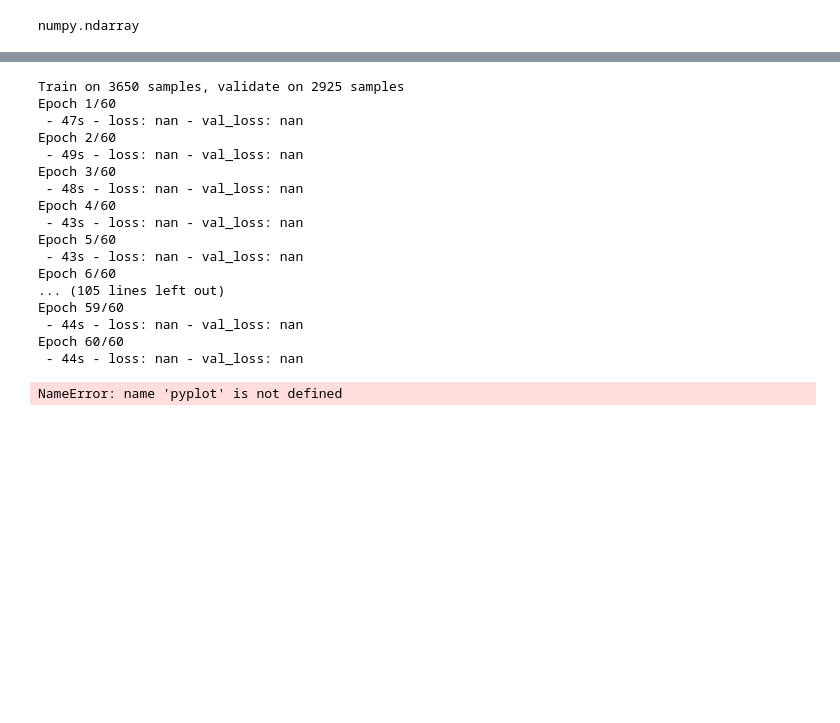
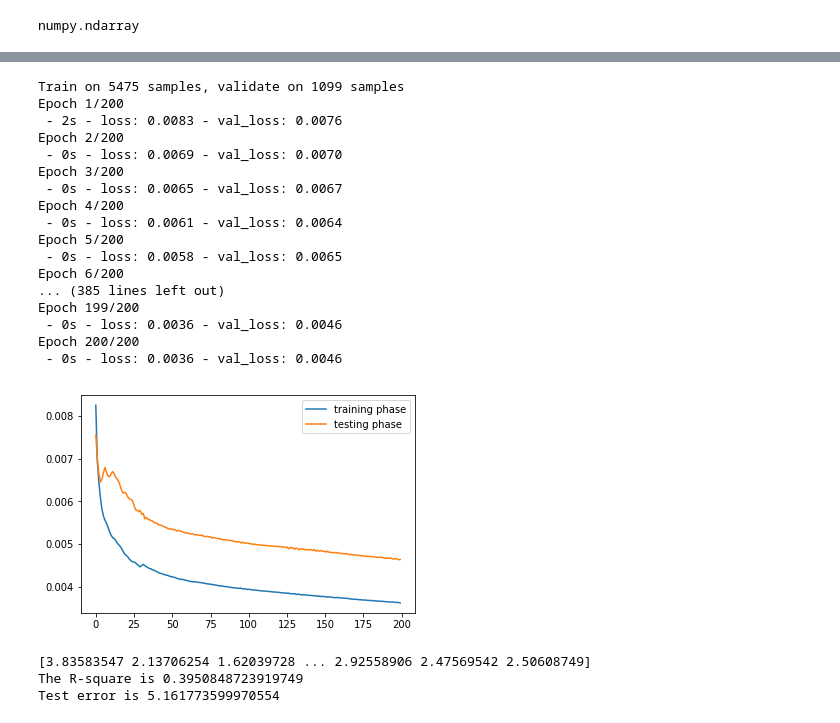
Before and after one commit to harsh29320/Capstone_project_2, a Jupyter notebook: Capstone_project_2.ipynb, the cells around one changed output, grey strips where cells are left out. Saved outputs shown, nothing was run; the diff lists cells and outputs as text; code cells hidden in the pictures; blank space fills up the shorter version.

```diff
--- a/Capstone_project_2.ipynb
+++ b/Capstone_project_2.ipynb
@@ -328,6 +269,7 @@ new_df.head()
 # %%
+#seperating the dataset into training and testing datasets
 values = new_df.values
-n_train_days = 365*10
+n_train_days = 365*15
 train = values[:n_train_days, :]
 test = values[n_train_days:, :]
 
@@ -360,36 +303,61 @@ array([[[       nan,        nan,        nan,        nan]],
 # %%
 #specify the network with 30 hidden neurons in the first hidden layer
 
 ann = Sequential()
 ann.add(LSTM(30, input_shape=(train_X.shape[1], train_X.shape[2])))
 ann.add(Dense(1))
 ann.compile(loss='mae', optimizer='adam')
 
 
 #fit the model
-model_run = ann.fit(train_X, train_y, epochs=60, batch_size=100, validation_data=(test_X, test_y), verbose=2, shuffle=False)
+model_run = ann.fit(train_X, train_y, epochs=200, batch_size=365, validation_data=(test_X, test_y), verbose=2, shuffle=False)
 
 #plot model optimization
-pyplot.plot(model_run.history['loss'], label='training phase')
-pyplot.plot(model_run.history['val_loss'], label='testing phase')
-pyplot.legend()
-pyplot.show()
+plt.plot(model_run.history['loss'], label='training phase')
+plt.plot(model_run.history['val_loss'], label='testing phase')
+plt.legend()
+plt.show()
 # %% [output]
-Train on 3650 samples, validate on 2925 samples
-Epoch 1/60
- - 47s - loss: nan - val_loss: nan
-Epoch 2/60
- - 49s - loss: nan - val_loss: nan
-Epoch 3/60
- - 48s - loss: nan - val_loss: nan
-Epoch 4/60
- - 43s - loss: nan - val_loss: nan
-Epoch 5/60
- - 43s - loss: nan - val_loss: nan
-Epoch 6/60
-... (105 lines left out)
-Epoch 59/60
- - 44s - loss: nan - val_loss: nan
-Epoch 60/60
- - 44s - loss: nan - val_loss: nan
+Train on 5475 samples, validate on 1099 samples
+Epoch 1/200
+ - 2s - loss: 0.0083 - val_loss: 0.0076
+Epoch 2/200
+ - 0s - loss: 0.0069 - val_loss: 0.0070
+Epoch 3/200
+ - 0s - loss: 0.0065 - val_loss: 0.0067
+Epoch 4/200
+ - 0s - loss: 0.0061 - val_loss: 0.0064
+Epoch 5/200
+ - 0s - loss: 0.0058 - val_loss: 0.0065
+Epoch 6/200
+... (385 lines left out)
+Epoch 199/200
+ - 0s - loss: 0.0036 - val_loss: 0.0046
+Epoch 200/200
+ - 0s - loss: 0.0036 - val_loss: 0.0046
-NameError: name 'pyplot' is not defined
+[figure, added]
+# %%
+#make prediction
+yfut = ann.predict(test_X)
+test_X = test_X.reshape((test_X.shape[0], test_X.shape[2]))
+
+invert_yfut = np.concatenate((yfut, test_X[:, 1:]), axis=1)
+invert_yfut = scaler.inverse_transform(invert_yfut)
+invert_yfut = invert_yfut[:,0]
+
+#get actual values
+test_y = test_y.reshape((len(test_y)), 1)
+actual_y = np.concatenate((test_y, test_X[:, 1:]), axis=1)
+actual_y = scaler.inverse_transform(actual_y)
+actual_y = actual_y[:, 0]
+
+#calculate error
+r_square = r2_score(actual_y, invert_yfut)
+rmse = np.sqrt(mean_squared_error(actual_y, invert_yfut))
+print(actual_y)
+print('The R-square is {}'.format(r_square))
+print('Test error is {}'.format(rmse))
+# %% [output]
+[3.83583547 2.13706254 1.62039728 ... 2.92558906 2.47569542 2.50608749]
+The R-square is 0.3950848723919749
+Test error is 5.161773599970554
```
Also changed, not shown: parts of 39 cells of this notebook.
